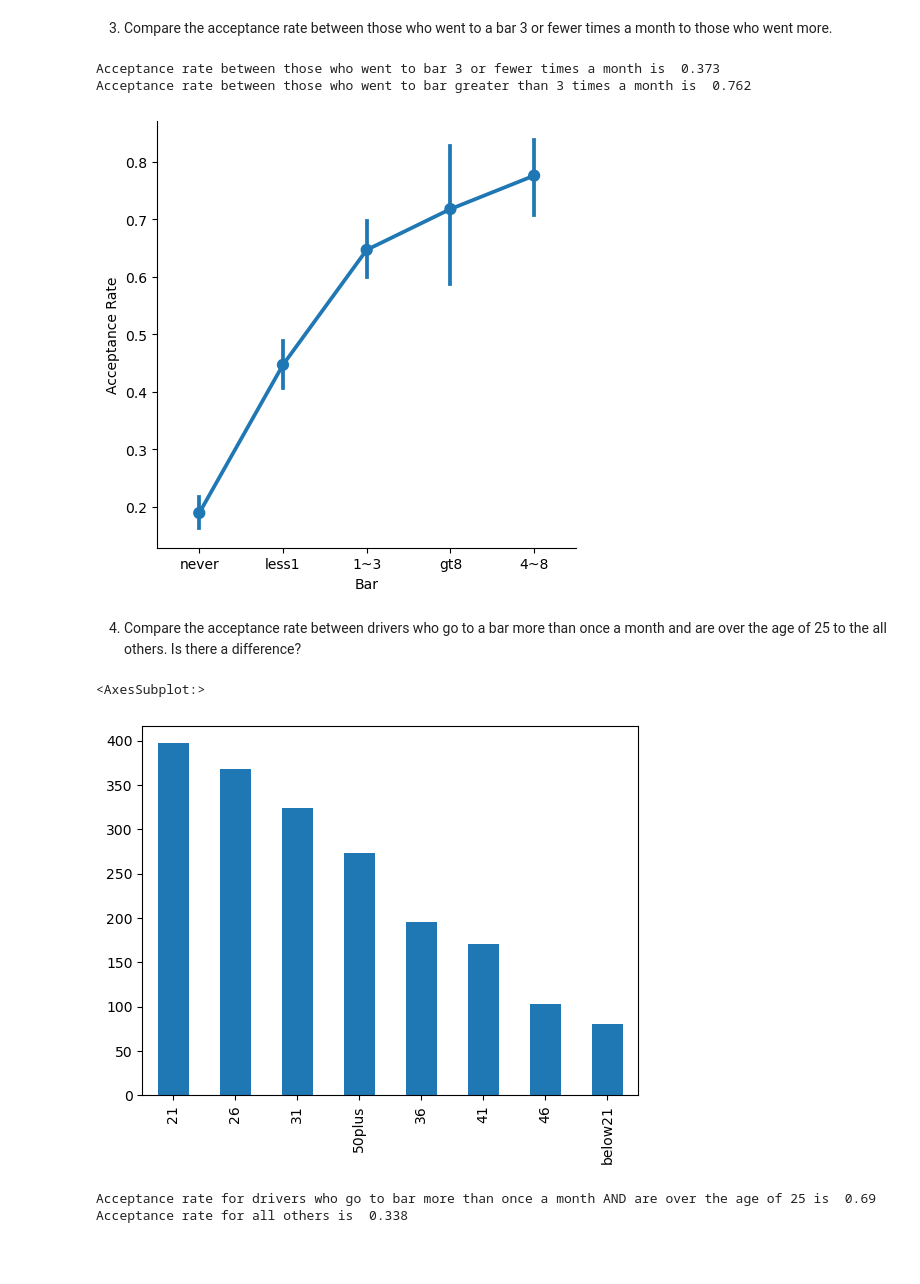
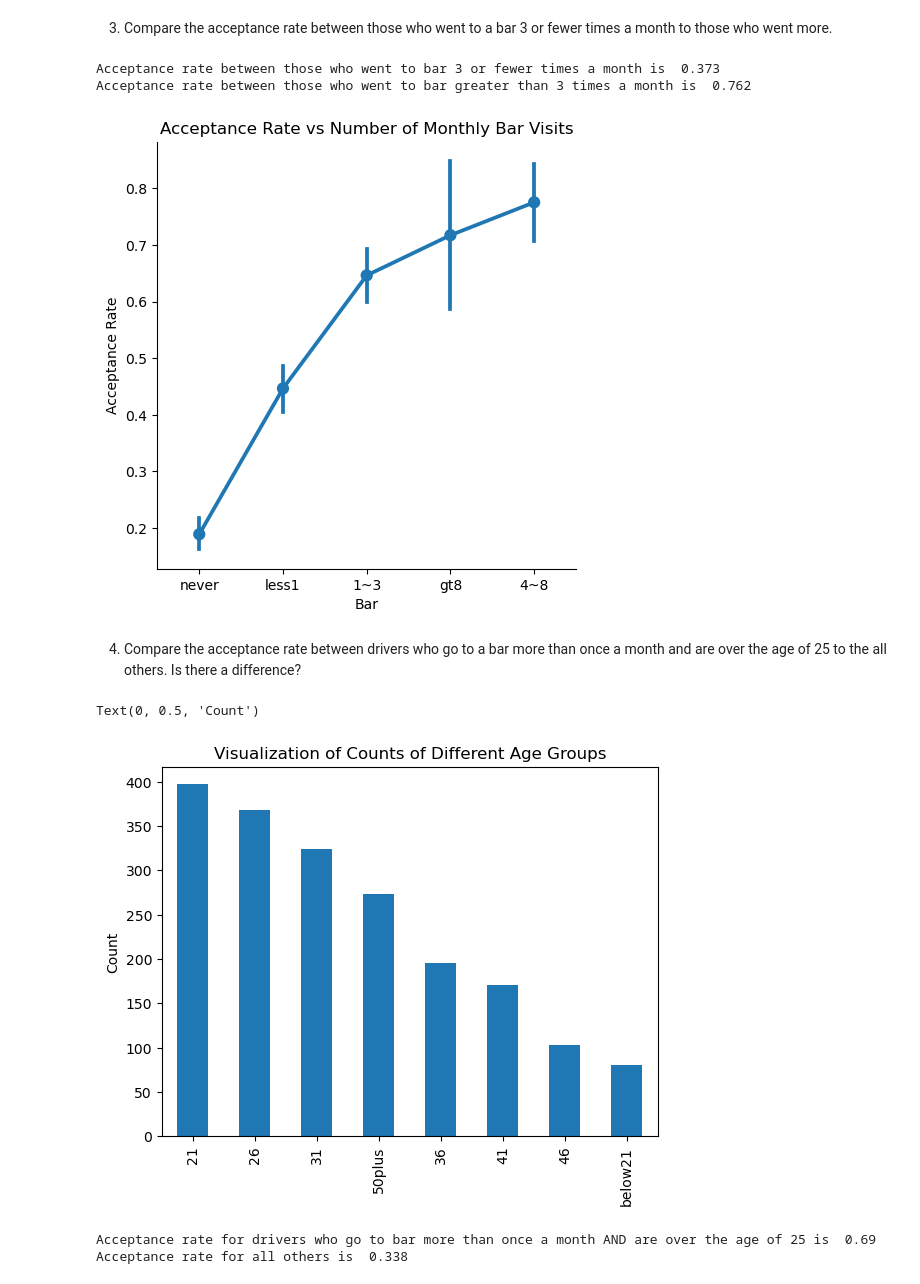
Before and after one commit to SubhamGhosh12/UC_Berkeley_AI_ML, a Jupyter notebook: prompt1.ipynb, the cells around one changed output. Saved outputs shown, nothing was run; the diff lists cells and outputs as text; code cells hidden in the pictures; blank space fills up the shorter version.

```diff
--- a/prompt1.ipynb
+++ b/prompt1.ipynb
@@ -176,28 +179,30 @@ Proportion of bar coupons that were accepted is  0.412
 # %%
 #Seaborn catplot to help visualize the acceptance rate vs different categories of monthly bar visits
 fig = sns.catplot(data=df_bar, x="Bar", y="Y", kind="point")
 fig.set(ylabel='Acceptance Rate')
+fig.set(title = 'Acceptance Rate vs Number of Monthly Bar Visits')
 
 condition_bar_3orfew = df_bar['Bar'].isin(['never','less1','1~3'])
 condition_bar_gt3 = df_bar['Bar'].isin(['4~8','gt8'])
 
 prop_bar_3orfew_accept = df_bar.loc[condition_bar_3orfew]['Y'].sum()/df_bar.loc[condition_bar_3orfew].shape[0]
 prop_bar_gt3_accept = df_bar.loc[condition_bar_gt3]['Y'].sum()/df_bar.loc[condition_bar_gt3].shape[0]
 
 print('Acceptance rate between those who went to bar 3 or fewer times a month is ', np.around(prop_bar_3orfew_accept,3))
 print('Acceptance rate between those who went to bar greater than 3 times a month is ', np.around(prop_bar_gt3_accept,3))
 # %% [output]
 Acceptance rate between those who went to bar 3 or fewer times a month is  0.373
 Acceptance rate between those who went to bar greater than 3 times a month is  0.762
-[figure, old version]
+[figure, new version]
 # %% [markdown]
 4. Compare the acceptance rate between drivers who go to a bar more than once a month and are over the age of 25 to the all others.  Is there a difference?
 # %%
 #age is not a numeric variable, so first visualize the distribution of age using a bar plot, noting all the different categories of age
-df_bar['age'].value_counts().plot(kind='bar')
+ax=df_bar['age'].value_counts().plot(kind='bar', title = 'Visualization of Counts of Different Age Groups')
+ax.set_ylabel("Count")
 # %% [output]
-<AxesSubplot:>
+Text(0, 0.5, 'Count')
-[figure, old version]
+[figure, new version]
 # %%
 condition_bar_more_once_month = df_bar['Bar'].isin(['gt8','4~8','1~3'])
 condition_age_over_25 = df_bar['age'].isin(['26','31','36','41','46','50plus'])
```
Also changed, not shown: parts of 39 cells of this notebook.
